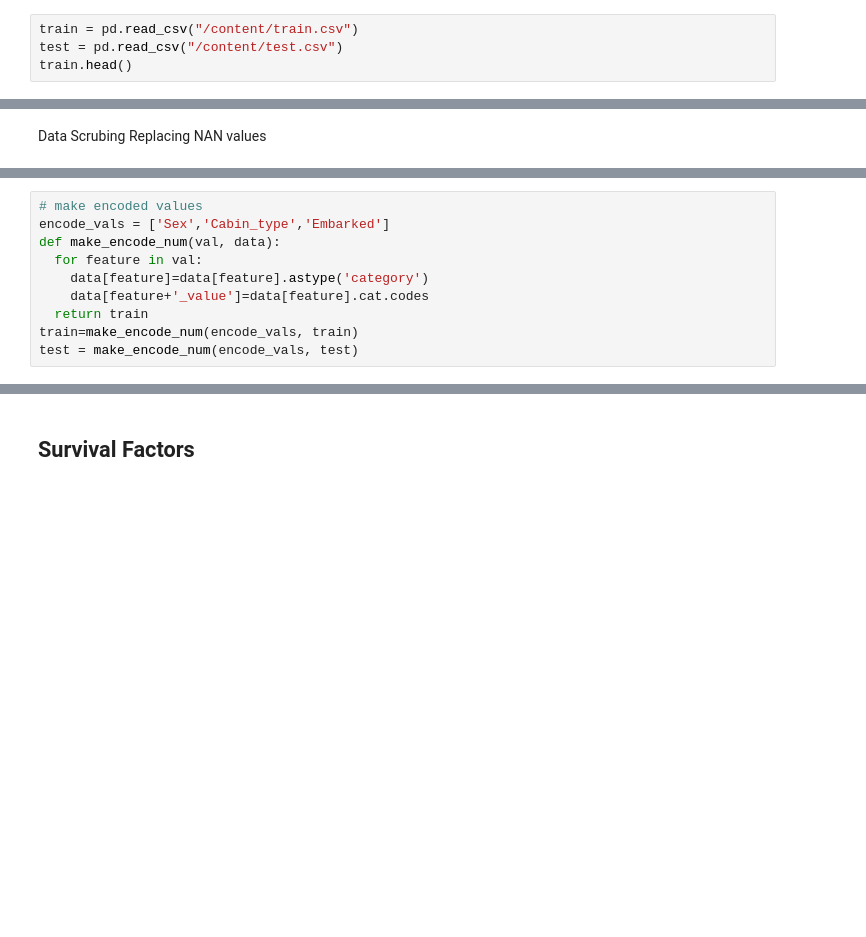
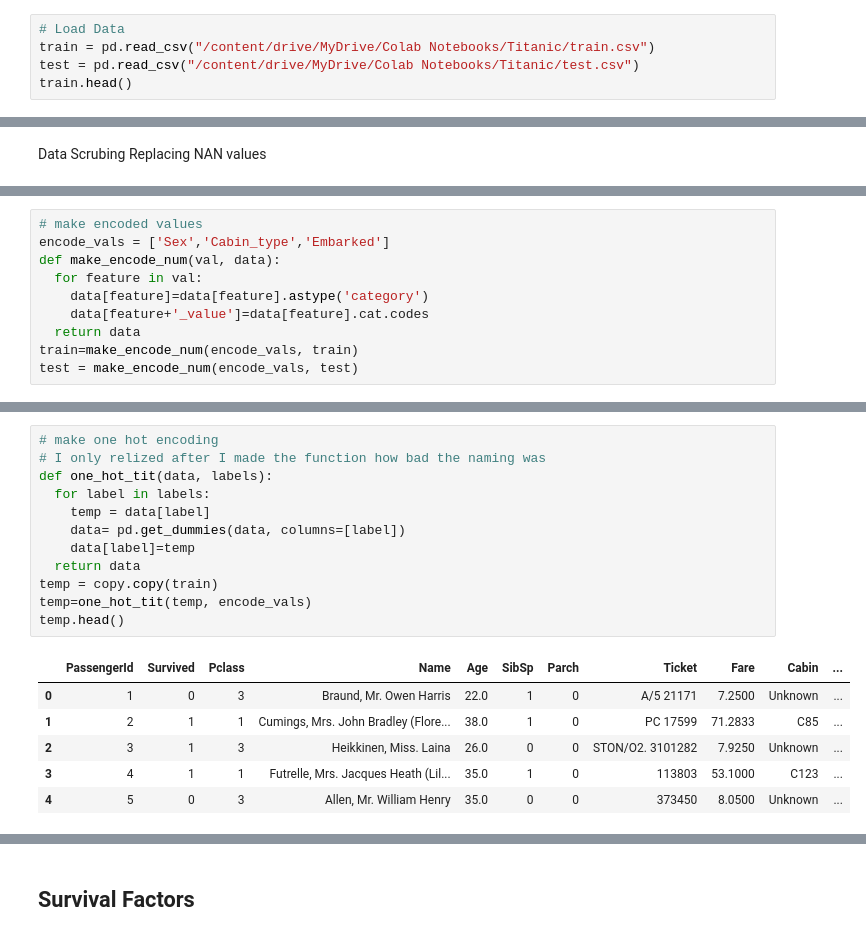
Before and after one commit to Codeblockz/Data-Science-Self-Projects, a Jupyter notebook: Kaggle_Titanic_challege/Titanic_Challenge.ipynb, the cells around one changed output, grey strips where cells are left out. Cells and saved outputs as stored; diff of their text form; blank space fills up the shorter version.

```diff
--- a/Kaggle_Titanic_challege/Titanic_Challenge.ipynb
+++ b/Kaggle_Titanic_challege/Titanic_Challenge.ipynb
@@ -55,7 +60,8 @@ from sklearn.model_selection import train_test_split
 import copy
 # %%
-train = pd.read_csv("/content/train.csv")
-test = pd.read_csv("/content/test.csv")
+# Load Data
+train = pd.read_csv("/content/drive/MyDrive/Colab Notebooks/Titanic/train.csv")
+test = pd.read_csv("/content/drive/MyDrive/Colab Notebooks/Titanic/test.csv")
 train.head()
 # %% [output]
 |  | PassengerId | Survived | Pclass | Name | Sex | Age | SibSp | Parch | Ticket | Fare | ... |
@@ -202,6 +238,6 @@ def make_encode_num(val, data):
   for feature in val:
     data[feature]=data[feature].astype('category')
     data[feature+'_value']=data[feature].cat.codes
-  return train
+  return data
 train=make_encode_num(encode_vals, train)
 test = make_encode_num(encode_vals, test)
@@ -216,0 +264,19 @@ train.head()
+# %%
+# make one hot encoding
+# I only relized after I made the function how bad the naming was
+def one_hot_tit(data, labels):
+  for label in labels:
+    temp = data[label]
+    data= pd.get_dummies(data, columns=[label])
+    data[label]=temp
+  return data
+temp = copy.copy(train)
+temp=one_hot_tit(temp, encode_vals)
+temp.head()
+# %% [output]
+|  | PassengerId | Survived | Pclass | Name | Age | SibSp | Parch | Ticket | Fare | Cabin | ... |
+| 0 | 1 | 0 | 3 | Braund, Mr. Owen Harris | 22.0 | 1 | 0 | A/5 21171 | 7.2500 | Unknown | ... |
+| 1 | 2 | 1 | 1 | Cumings, Mrs. John Bradley (Flore... | 38.0 | 1 | 0 | PC 17599 | 71.2833 | C85 | ... |
+| 2 | 3 | 1 | 3 | Heikkinen, Miss. Laina | 26.0 | 0 | 0 | STON/O2. 3101282 | 7.9250 | Unknown | ... |
+| 3 | 4 | 1 | 1 | Futrelle, Mrs. Jacques Heath (Lil... | 35.0 | 1 | 0 | 113803 | 53.1000 | C123 | ... |
+| 4 | 5 | 0 | 3 | Allen, Mr. William Henry | 35.0 | 0 | 0 | 373450 | 8.0500 | Unknown | ... |
```
Also changed, not shown: parts of 23 cells of this notebook.
